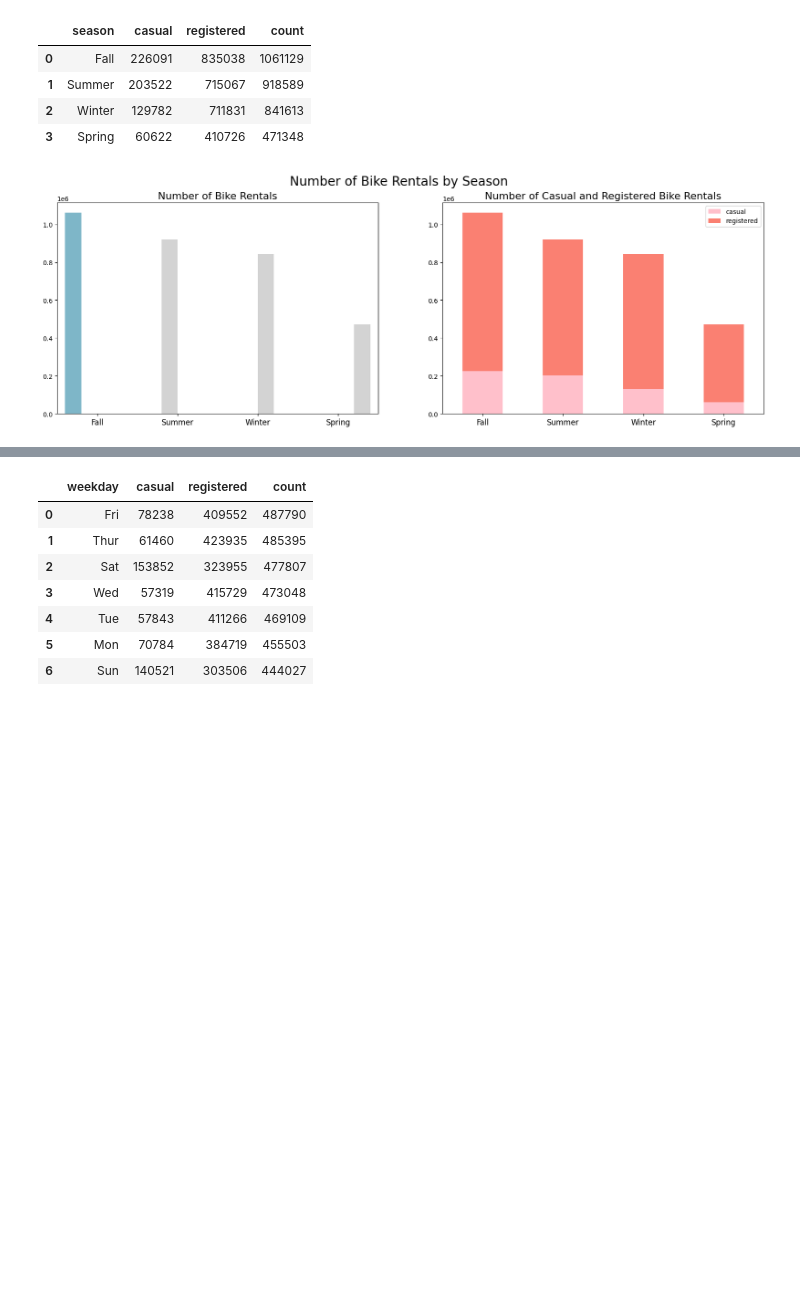
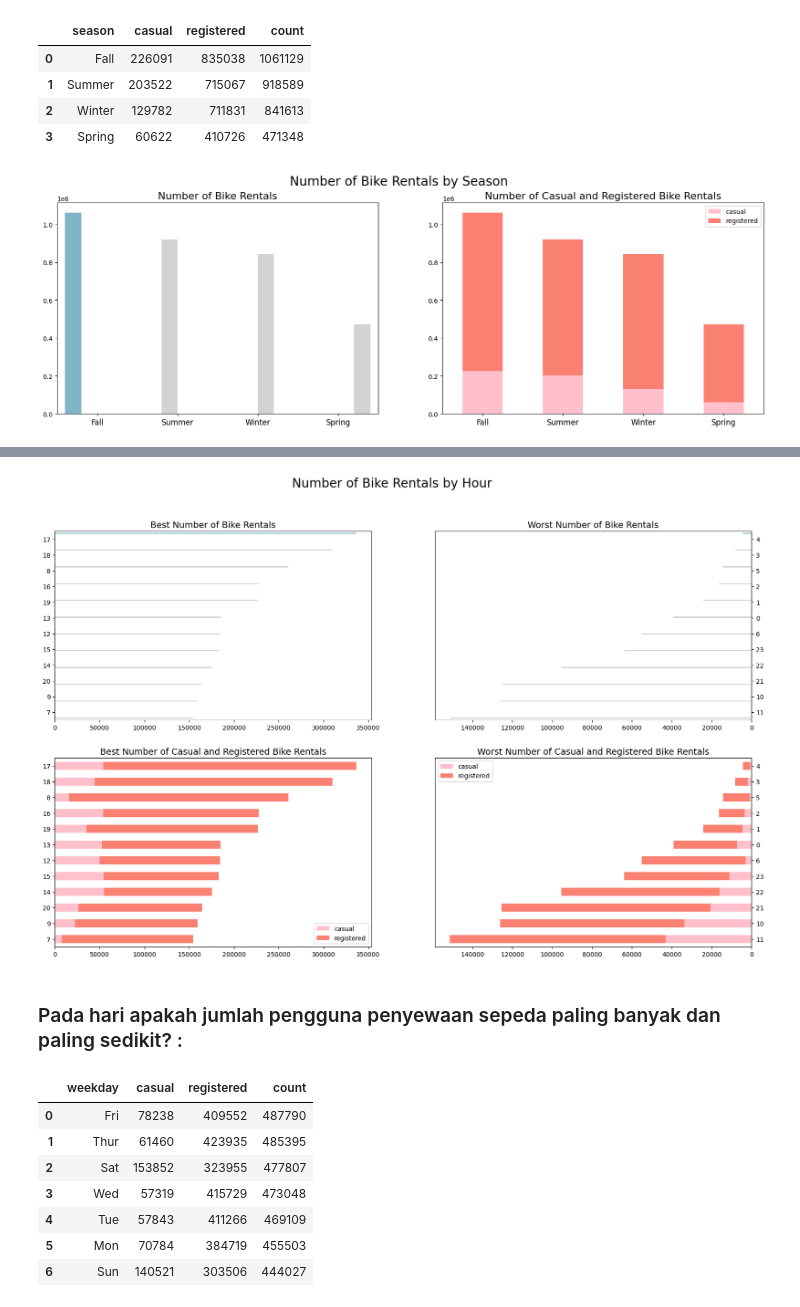
Before and after one commit to huseinsalman23476/submission-analisis-data, a Jupyter notebook: notebook.ipynb, the cells around one changed output, grey strips where cells are left out. Saved outputs shown, nothing was run; the diff lists cells and outputs as text; code cells hidden in the pictures; blank space fills up the shorter version.

```diff
--- a/notebook.ipynb
+++ b/notebook.ipynb
@@ -1307,3 +1364,76 @@ plt.show()
+# %%
+# by hour 2
+
+fig, ax = plt.subplots(nrows=2, ncols=2, figsize=(20, 12))
+
+colors = ["#72BCD4", "#D3D3D3", "#D3D3D3", "#D3D3D3", "#D3D3D3", "#D3D3D3", "#D3D3D3", "#D3D3D3", "#D3D3D3", "#D3D3D3", "#D3D3D3", "#D3D3D3"]
+
+sns.barplot(
+    x="count",
+    y="hour",
+    hue="hour",
+    # legend=False,
+    data=hour_bike_rentals_df.sort_values(by="count", ascending=False).head(12),
+    palette=colors,
+    ax=ax[0,0]
+)
+ax[0,0].set_title("Best Number of Bike Rentals", loc="center", fontsize=14)
+ax[0,0].set_ylabel(None)
+ax[0,0].set_xlabel(None)
+ax[0,0].tick_params(axis='x', labelsize=10)
+ax[0,0].tick_params(axis='y', labelsize=10)
+ax[0,0].legend([], [], frameon=False)
+
+sns.barplot(
+    x="count",
+    y="hour",
+    hue="hour",
+    # legend=False,
+    data=hour_bike_rentals_df.sort_values(by="count", ascending=True).head(12),
+    palette=colors,
+    ax=ax[0,1]
+)
+ax[0,1].set_title("Worst Number of Bike Rentals", loc="center", fontsize=14)
+ax[0,1].set_ylabel(None)
+ax[0,1].set_xlabel(None)
+ax[0,1].invert_xaxis()
+ax[0,1].yaxis.set_label_position("right")
+ax[0,1].yaxis.tick_right()
+ax[0,1].tick_params(axis='x', labelsize=10)
+ax[0,1].tick_params(axis='y', labelsize=10)
+ax[0,1].legend([], [], frameon=False)
+
+hour_bike_rentals_1_df = hour_bike_rentals_df.sort_values(by="count", ascending=False).head(12)
+hour_bike_rentals_1_df = hour_bike_rentals_1_df.sort_values(by="count", ascending=True)
+hour_bike_rentals_1_df = hour_bike_rentals_1_df.loc[:, ["hour", "casual", "registered"]]
+hour_bike_rentals_1_df.plot.barh(x='hour', stacked=True, color=['pink', 'salmon'], ax=ax[1,0])
+ax[1,0].set_title("Best Number of Casual and Registered Bike Rentals", loc="center", fontsize=14)
+ax[1,0].set_ylabel(None)
+ax[1,0].set_xlabel(None)
+ax[1,0].tick_params(axis='x', labelsize=10, rotation=0)
+ax[1,0].tick_params(axis='y', labelsize=10, rotation=0)
+ax[1,0].legend(fontsize=10, loc="lower right")
+
+hour_bike_rentals_2_df = hour_bike_rentals_df.sort_values(by="count", ascending=True).head(12)
+hour_bike_rentals_2_df = hour_bike_rentals_2_df.sort_values(by="count", ascending=False)
+hour_bike_rentals_2_df = hour_bike_rentals_2_df.loc[:, ["hour", "casual", "registered"]]
+hour_bike_rentals_2_df.plot.barh(x='hour', stacked=True, color=['pink', 'salmon'], ax=ax[1,1])
+ax[1,1].set_title("Worst Number of Casual and Registered Bike Rentals", loc="center", fontsize=14)
+ax[1,1].set_ylabel(None)
+ax[1,1].set_xlabel(None)
+ax[1,1].invert_xaxis()
+ax[1,1].yaxis.set_label_position("right")
+ax[1,1].yaxis.tick_right()
+ax[1,1].tick_params(axis='x', labelsize=10, rotation=0)
+ax[1,1].tick_params(axis='y', labelsize=10, rotation=0)
+ax[1,1].legend(fontsize=10, loc="upper left")
+
+plt.suptitle("Number of Bike Rentals by Hour", fontsize=20)
+plt.show()
+# %% [output]
+[figure, added]
+# %% [markdown]
+### Pada hari apakah jumlah pengguna penyewaan sepeda paling banyak dan paling sedikit? :
 # %%
 weekday_bike_rentals_df = all_df.groupby(by="weekday_label_x").agg({
     "casual_x" : "sum",
```
Also changed, not shown: parts of 44 cells of this notebook.
